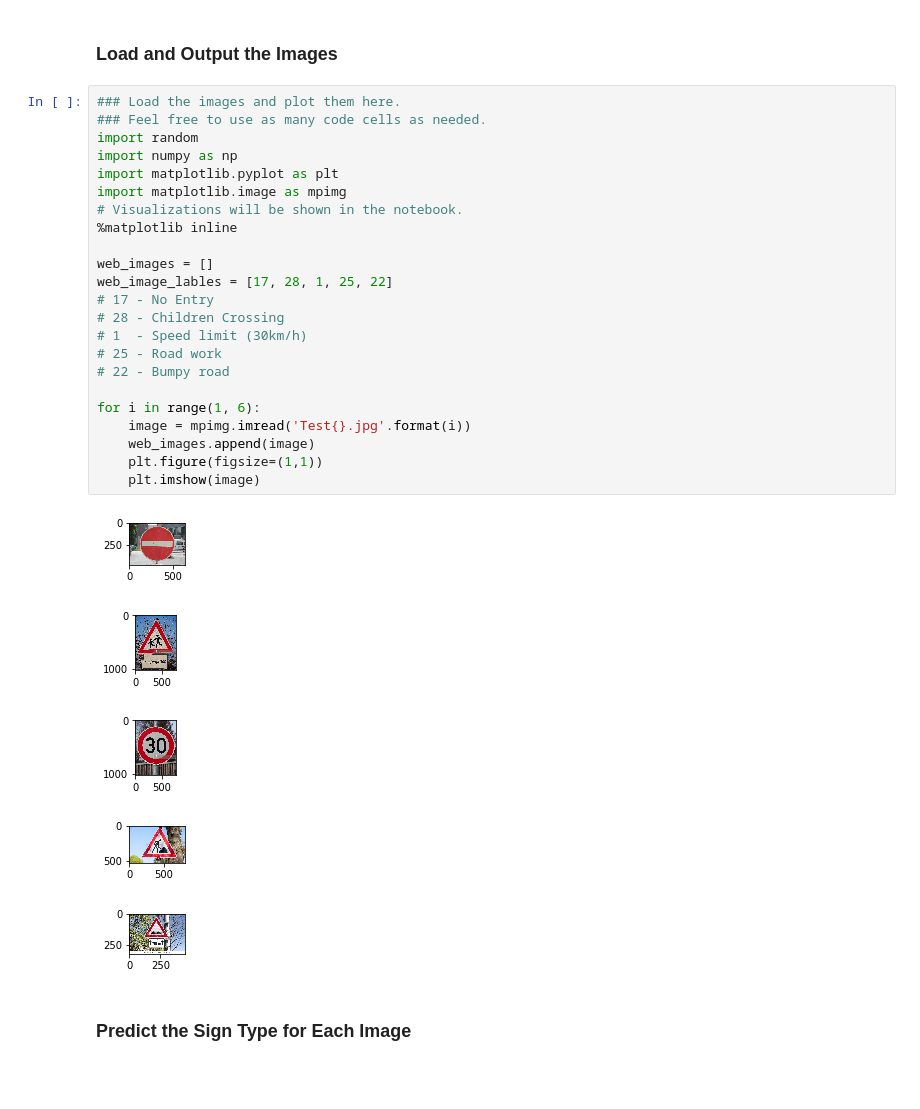
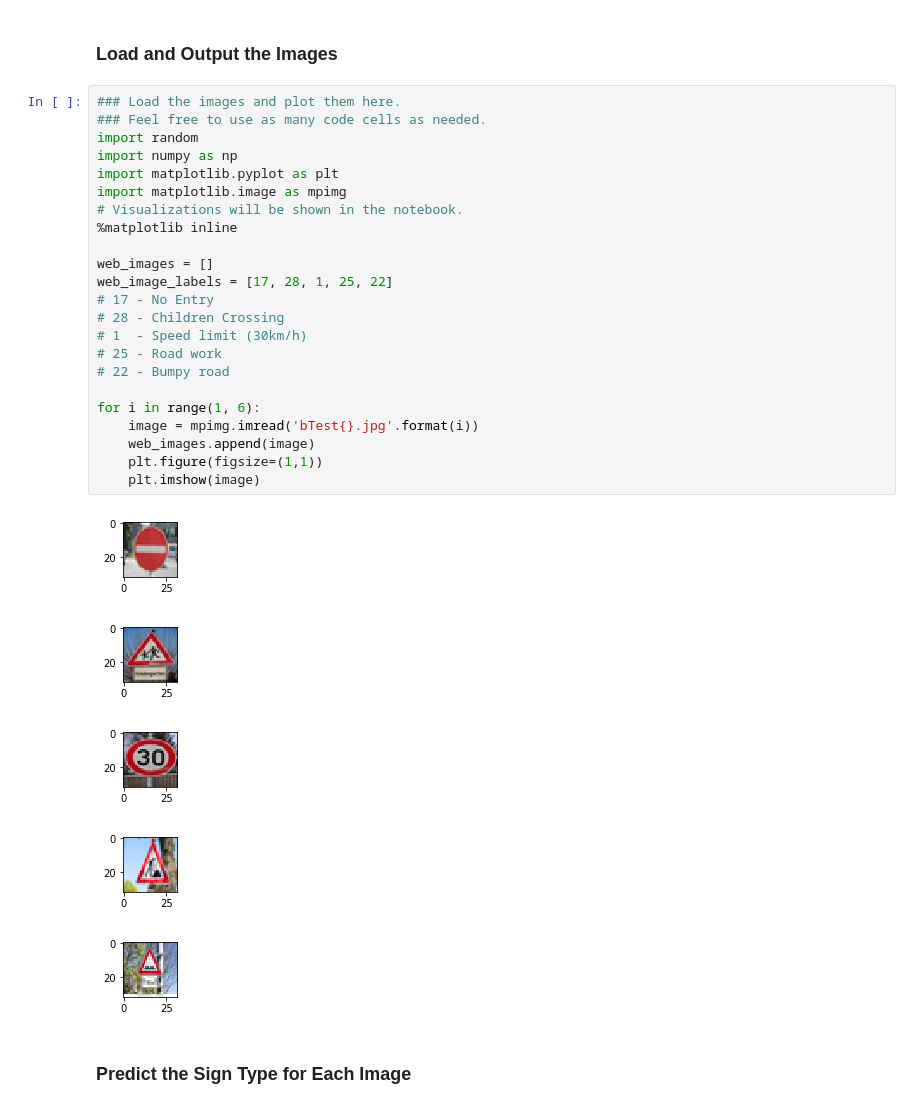
Before and after one commit to ultrakapy/CarND-Traffic-Sign-Classifier-Project, a Jupyter notebook: Traffic_Sign_Classifier.ipynb, the cells around one changed output. Saved outputs shown, nothing was run; the diff lists cells and outputs as text; blank space fills up the shorter version.

```diff
--- a/Traffic_Sign_Classifier.ipynb
+++ b/Traffic_Sign_Classifier.ipynb
@@ -338,32 +338,32 @@ You may find `signnames.csv` useful as it contains mappings from the class id (i
 # %%
 ### Load the images and plot them here.
 ### Feel free to use as many code cells as needed.
 import random
 import numpy as np
 import matplotlib.pyplot as plt
 import matplotlib.image as mpimg
 # Visualizations will be shown in the notebook.
 %matplotlib inline
 
 web_images = []
-web_image_lables = [17, 28, 1, 25, 22]
+web_image_labels = [17, 28, 1, 25, 22]
 # 17 - No Entry
 # 28 - Children Crossing
 # 1  - Speed limit (30km/h)
 # 25 - Road work
 # 22 - Bumpy road
 
 for i in range(1, 6):
-    image = mpimg.imread('Test{}.jpg'.format(i))
+    image = mpimg.imread('bTest{}.jpg'.format(i))
     web_images.append(image)
     plt.figure(figsize=(1,1))
     plt.imshow(image)
 # %% [output]
-[figure, old version]
+[figure, new version]
-[figure, old version]
+[figure, new version]
-[figure, old version]
+[figure, new version]
-[figure, old version]
+[figure, new version]
-[figure, old version]
+[figure, new version]
 # %% [markdown]
 ### Predict the Sign Type for Each Image
 # %%
```
Also changed, not shown: parts of 5 cells of this notebook.
